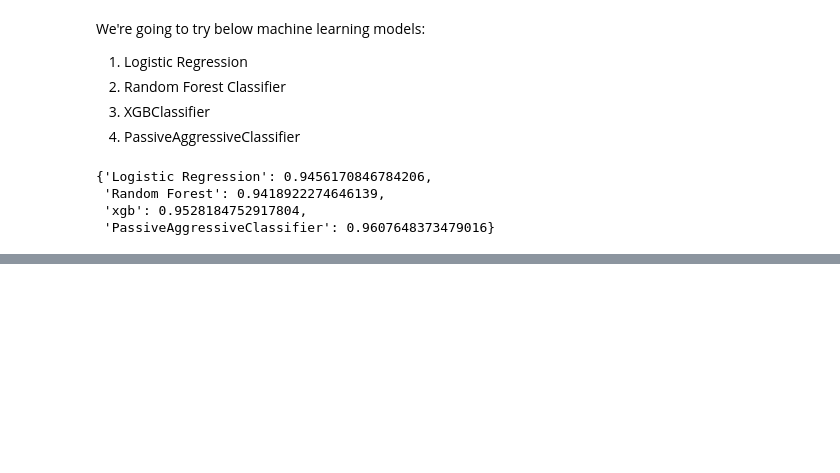
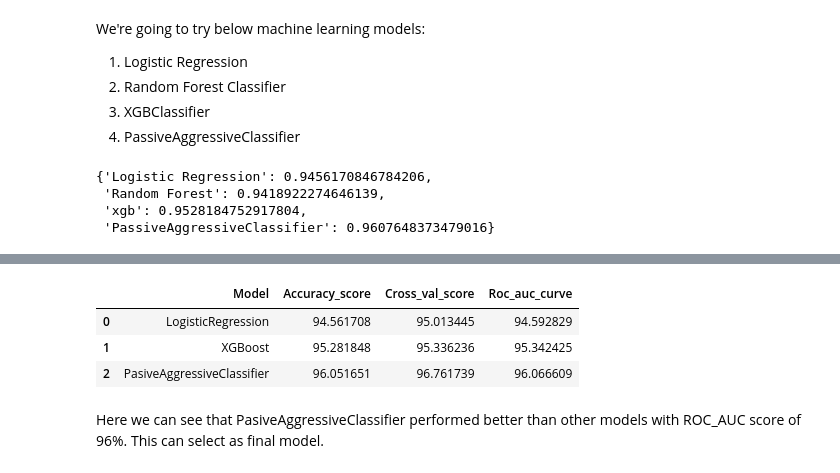
Before and after one commit to rakeshravi303/Flip_Robo, a Jupyter notebook: NLP_Projects/NLP_Project_5/fake_news_prediction.ipynb, the cells around one changed output, grey strips where cells are left out. Saved outputs shown, nothing was run; the diff lists cells and outputs as text; code cells hidden in the pictures; blank space fills up the shorter version.

```diff
--- a/NLP_Projects/NLP_Project_5/fake_news_prediction.ipynb
+++ b/NLP_Projects/NLP_Project_5/fake_news_prediction.ipynb
@@ -320,0 +327,10 @@ Accuracy_Score  =  95.28%
+# %%
+result = pd.DataFrame({'Model': Model, 'Accuracy_score': score ,'Cross_val_score':cvs,'Roc_auc_curve':rocscore})
+result
+# %% [output]
+|  | Model | Accuracy_score | Cross_val_score | Roc_auc_curve |
+| 0 | LogisticRegression | 94.561708 | 95.013445 | 94.592829 |
+| 1 | XGBoost | 95.281848 | 95.336236 | 95.342425 |
+| 2 | PasiveAggressiveClassifier | 96.051651 | 96.761739 | 96.066609 |
+# %% [markdown]
+Here we can see that PasiveAggressiveClassifier performed better than other models with ROC_AUC score of 96%. This can select as final model.
```
Also changed, not shown: parts of 4 cells of this notebook.
